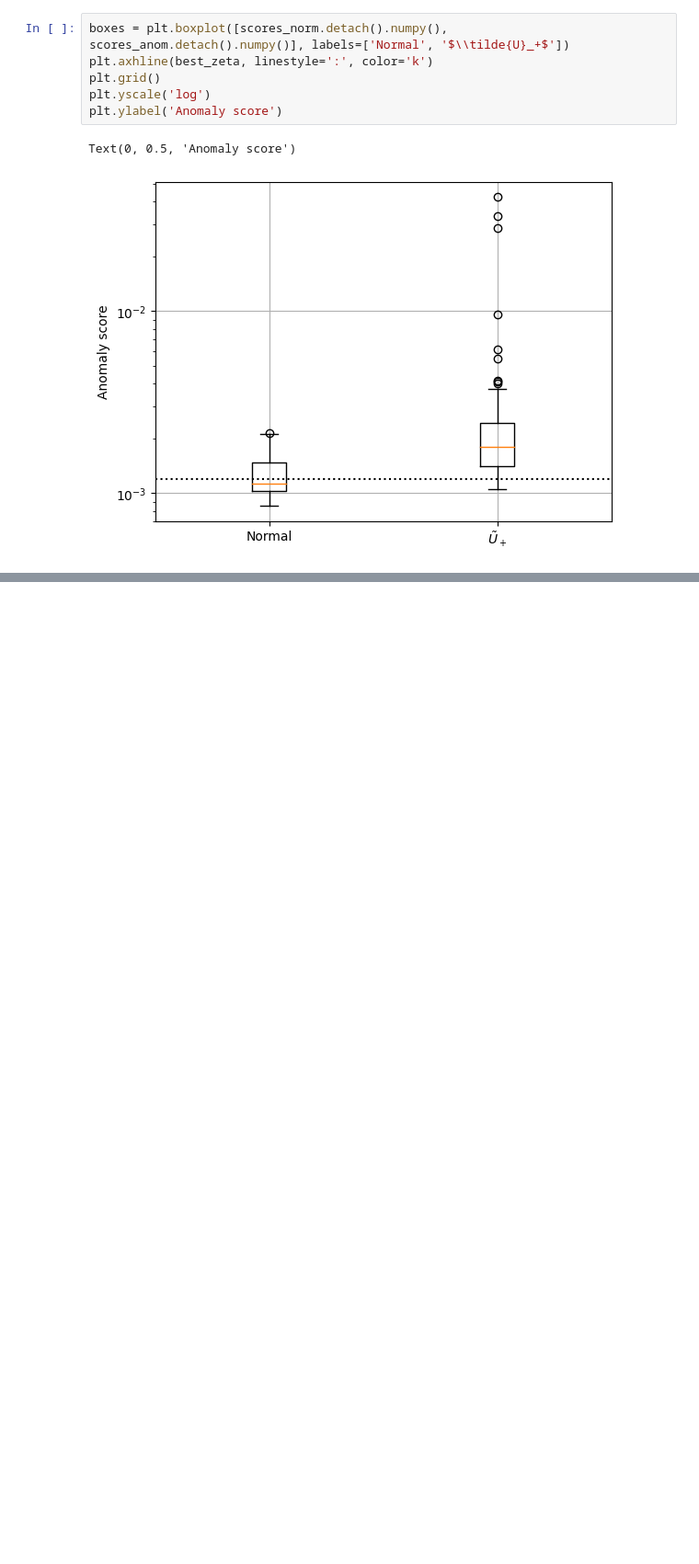
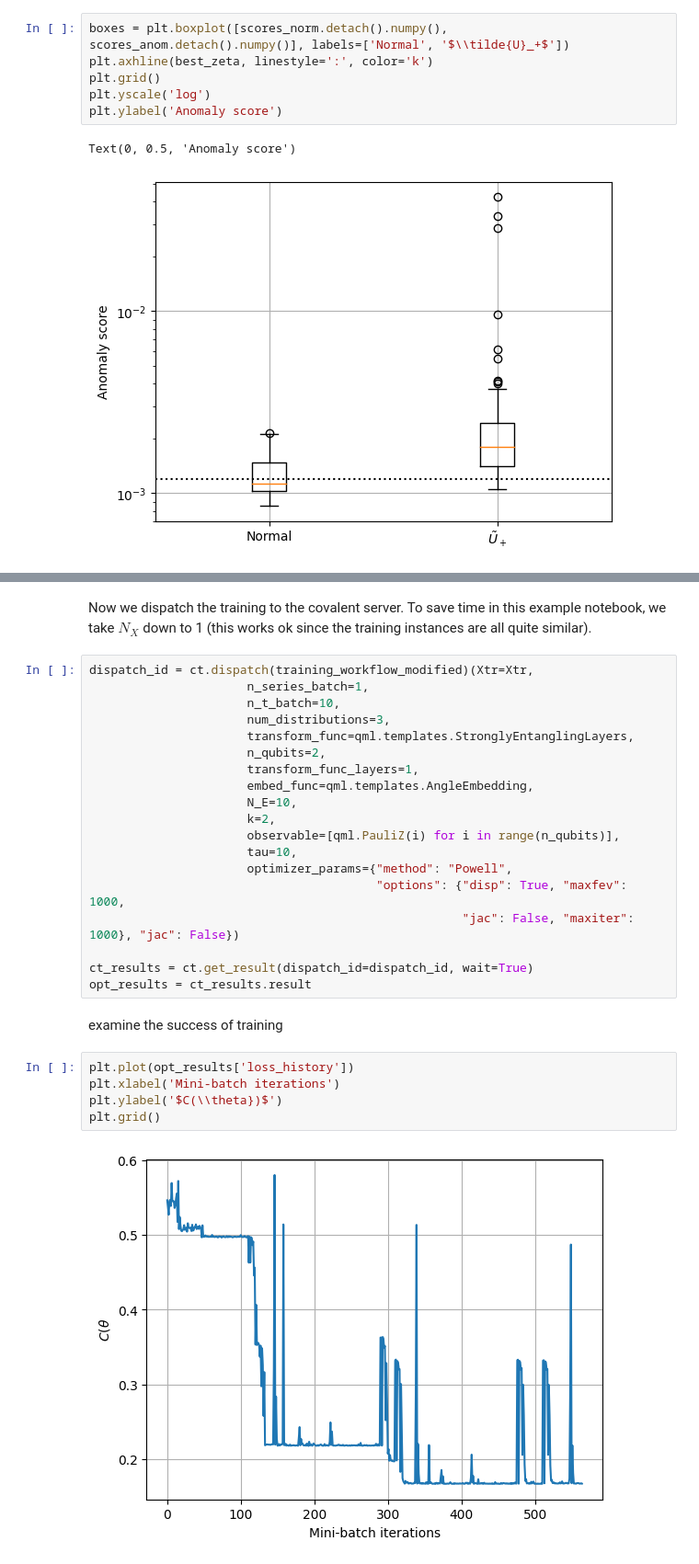
Before and after one commit to AgnostiqHQ/Quantum-Variational-Rewinding, a Jupyter notebook: QVR_example.ipynb, the cells around one changed output, grey strips where cells are left out. Shown: that part at 92% size. Drawn from its saved outputs; the diff is of its cells as text; blank space fills up the shorter version.

```diff
--- a/QVR_example.ipynb
+++ b/QVR_example.ipynb
@@ -603,0 +694,30 @@ Text(0, 0.5, 'Anomaly score')
+# %% [markdown]
+Now we dispatch the training to the covalent server. To save time in this example notebook, we take $N_X$ down to 1 (this works ok since the training instances are all quite similar).
+# %%
+dispatch_id = ct.dispatch(training_workflow_modified)(Xtr=Xtr,
+                      n_series_batch=1,
+                      n_t_batch=10,
+                      num_distributions=3,
+                      transform_func=qml.templates.StronglyEntanglingLayers,
+                      n_qubits=2,
+                      transform_func_layers=1,
+                      embed_func=qml.templates.AngleEmbedding,
+                      N_E=10,
+                      k=2,
+                      observable=[qml.PauliZ(i) for i in range(n_qubits)],
+                      tau=10,
+                      optimizer_params={"method": "Powell",
+                                        "options": {"disp": True, "maxfev": 1000,
+                                                    "jac": False, "maxiter": 1000}, "jac": False})
+
+ct_results = ct.get_result(dispatch_id=dispatch_id, wait=True)
+opt_results = ct_results.result
+# %% [markdown]
+examine the success of training
+# %%
+plt.plot(opt_results['loss_history'])
+plt.xlabel('Mini-batch iterations')
+plt.ylabel('$C(\\theta})$')
+plt.grid()
+# %% [output]
+[figure, added]
```
Also changed, not shown: parts of 15 cells of this notebook.
